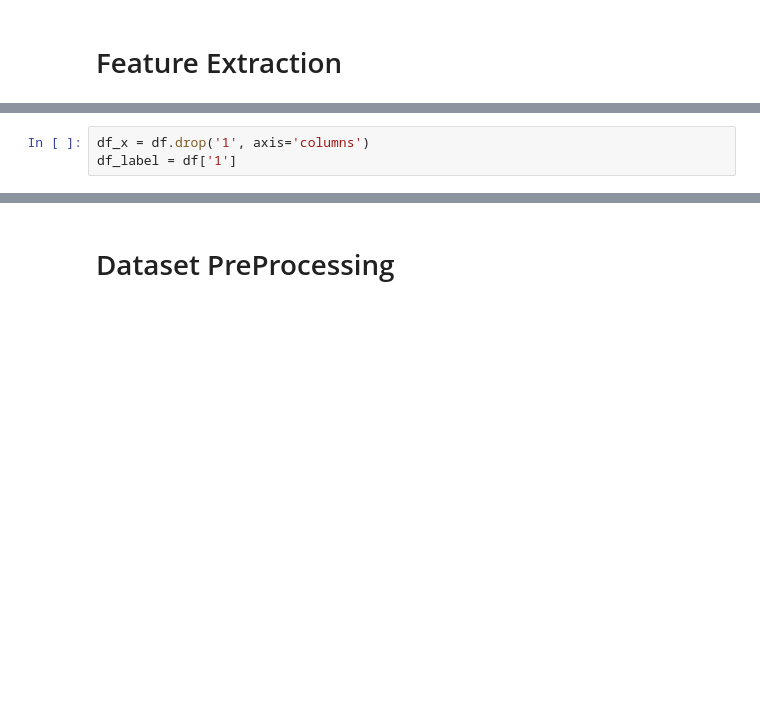
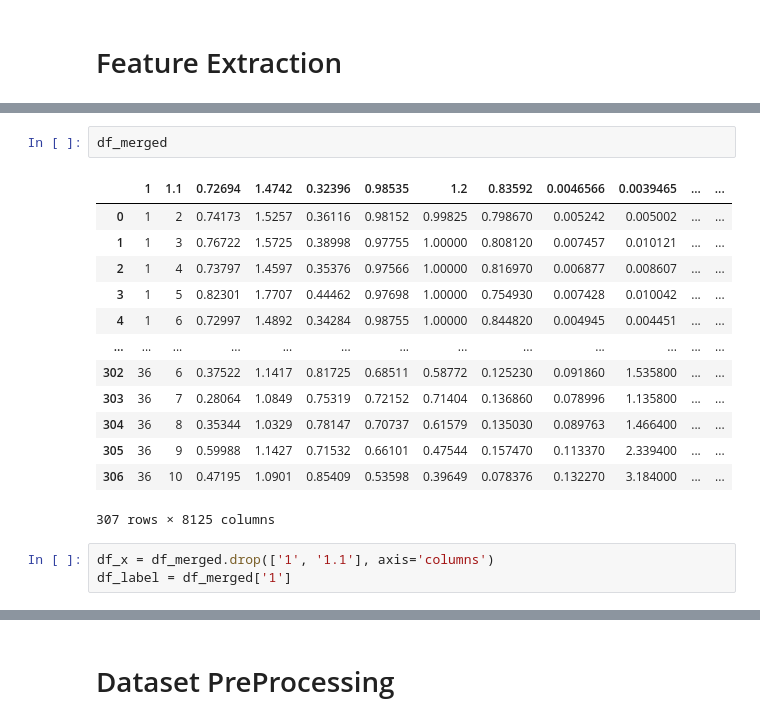
Before and after one commit to SheidaAbedpour/Plant-Leaf-Classification-Clustering, a Jupyter notebook: leaf_classification.ipynb, the cells around one changed output, grey strips where cells are left out. Cells and saved outputs as stored; diff of their text form; blank space fills up the shorter version.

```diff
--- a/leaf_classification.ipynb
+++ b/leaf_classification.ipynb
@@ -165,3 +164,19 @@ df.head()
+# %%
+df_merged
+# %% [output]
+|  | 1 | 1.1 | 0.72694 | 1.4742 | 0.32396 | 0.98535 | 1.2 | 0.83592 | 0.0046566 | 0.0039465 | ... | ... |
+| 0 | 1 | 2 | 0.74173 | 1.5257 | 0.36116 | 0.98152 | 0.99825 | 0.798670 | 0.005242 | 0.005002 | ... | ... |
+| 1 | 1 | 3 | 0.76722 | 1.5725 | 0.38998 | 0.97755 | 1.00000 | 0.808120 | 0.007457 | 0.010121 | ... | ... |
+| 2 | 1 | 4 | 0.73797 | 1.4597 | 0.35376 | 0.97566 | 1.00000 | 0.816970 | 0.006877 | 0.008607 | ... | ... |
+| 3 | 1 | 5 | 0.82301 | 1.7707 | 0.44462 | 0.97698 | 1.00000 | 0.754930 | 0.007428 | 0.010042 | ... | ... |
+| 4 | 1 | 6 | 0.72997 | 1.4892 | 0.34284 | 0.98755 | 1.00000 | 0.844820 | 0.004945 | 0.004451 | ... | ... |
+| ... | ... | ... | ... | ... | ... | ... | ... | ... | ... | ... | ... | ... |
+| 302 | 36 | 6 | 0.37522 | 1.1417 | 0.81725 | 0.68511 | 0.58772 | 0.125230 | 0.091860 | 1.535800 | ... | ... |
+| 303 | 36 | 7 | 0.28064 | 1.0849 | 0.75319 | 0.72152 | 0.71404 | 0.136860 | 0.078996 | 1.135800 | ... | ... |
+| 304 | 36 | 8 | 0.35344 | 1.0329 | 0.78147 | 0.70737 | 0.61579 | 0.135030 | 0.089763 | 1.466400 | ... | ... |
+| 305 | 36 | 9 | 0.59988 | 1.1427 | 0.71532 | 0.66101 | 0.47544 | 0.157470 | 0.113370 | 2.339400 | ... | ... |
+| 306 | 36 | 10 | 0.47195 | 1.0901 | 0.85409 | 0.53598 | 0.39649 | 0.078376 | 0.132270 | 3.184000 | ... | ... |
+307 rows × 8125 columns
 # %%
-df_x = df.drop('1', axis='columns')
-df_label = df['1']
+df_x = df_merged.drop(['1', '1.1'], axis='columns')
+df_label = df_merged['1']
```
Also changed, not shown: parts of 14 cells of this notebook.
